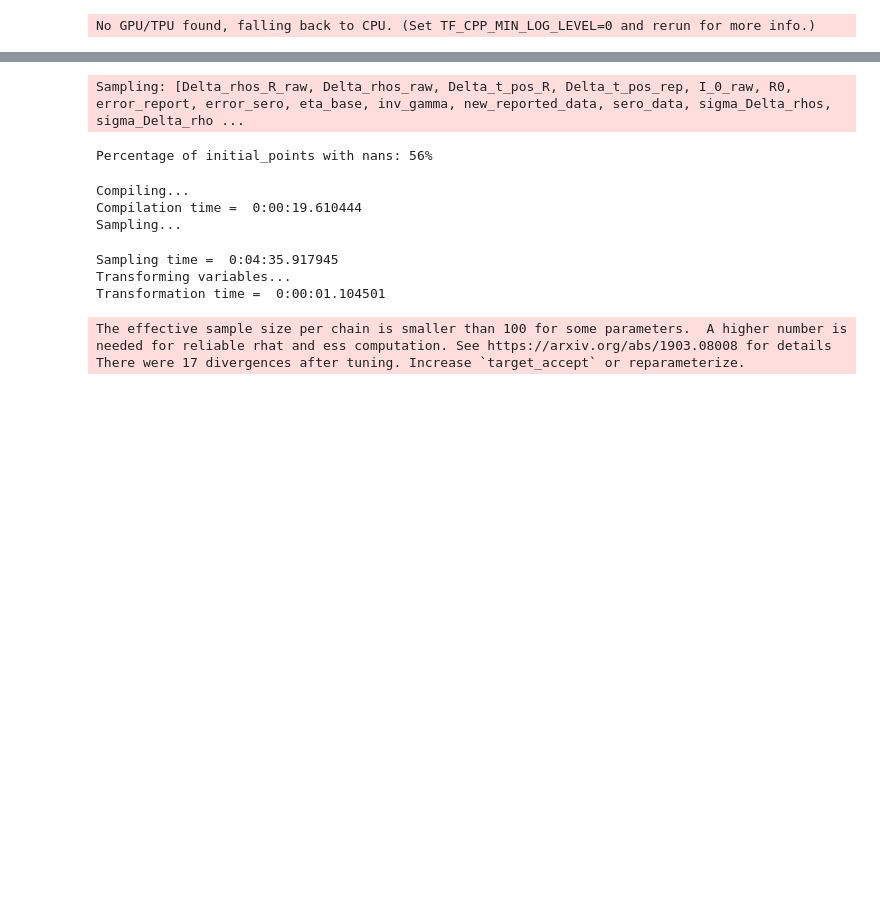
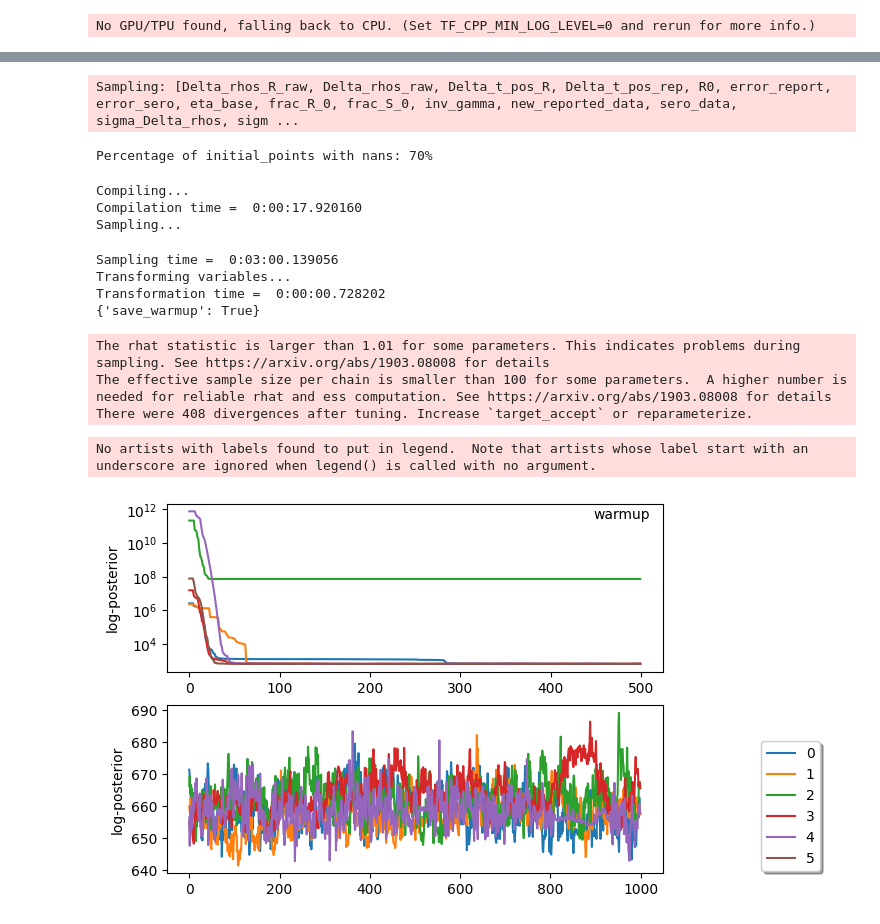
Before and after one commit to waldie11/covid19_ode_inference, a Jupyter notebook: notebooks/seropositivity_model.ipynb, the cells around one changed output, grey strips where cells are left out. Saved outputs shown, nothing was run; the diff lists cells and outputs as text; code cells hidden in the pictures; blank space fills up the shorter version.

```diff
--- a/notebooks/seropositivity_model.ipynb
+++ b/notebooks/seropositivity_model.ipynb
@@ -96,5 +116,5 @@ get_initial_random_points(4, model = cov19_ode.examples.model_cases_seropositivi
 # %%
-num_chains = 4
+num_chains = 6
 
 # init_dict = get_initial_random_points(num_chains)
 init_dict = get_initial_random_points(num_chains, model = cov19_ode.examples.model_cases_seropositivity(
@@ -110,13 +130,14 @@ init_dict = get_initial_random_points(num_chains, model = cov19_ode.examples.mod
     truncater = pm.Truncated,
 ))
 
-idata_gen = pm.sample(
+idata_gen = cov19_ode.custom_sample.my_sample(
+# idata_gen = pm.sample(
     model=model,
     tune=500,
     draws=1000,
     cores=num_chains,
     discard_tuned_samples=False,
-    nuts_sampler="numpyro",
+    nuts_sampler="mynumpyro",
     target_accept=0.9,
     initvals=init_dict,
     nuts_sampler_kwargs=dict(
@@ -124,27 +145,55 @@ idata_gen = pm.sample(
         nuts_kwargs=dict(max_tree_depth=10,
                          step_size=1,)
     ),
+    idata_kwargs=dict(
+        save_warmup=True,
+    ),
     keep_warning_stat=True,
 )
-warnings = pm.stats.convergence.run_convergence_checks(trace,model=model,)
+warnings = pm.stats.convergence.run_convergence_checks(idata_gen,model=model,)
 pm.stats.convergence.log_warnings(warnings)
 # %% [output]
-Sampling: [Delta_rhos_R_raw, Delta_rhos_raw, Delta_t_pos_R, Delta_t_pos_rep, I_0_raw, R0, error_report, error_sero, eta_base, inv_gamma, new_reported_data, sero_data, sigma_Delta_rhos, sigma_Delta_rho ...
+Sampling: [Delta_rhos_R_raw, Delta_rhos_raw, Delta_t_pos_R, Delta_t_pos_rep, R0, error_report, error_sero, eta_base, frac_R_0, frac_S_0, inv_gamma, new_reported_data, sero_data, sigma_Delta_rhos, sigm ...
-Percentage of initial_points with nans: 56%
+Percentage of initial_points with nans: 70%
 Compiling...
-Compilation time =  0:00:19.610444
+Compilation time =  0:00:17.920160
 Sampling...
-Sampling time =  0:04:35.917945
+Sampling time =  0:03:00.139056
 Transforming variables...
-Transformation time =  0:00:01.104501
+Transformation time =  0:00:00.728202
+{'save_warmup': True}
+The rhat statistic is larger than 1.01 for some parameters. This indicates problems during sampling. See https://arxiv.org/abs/1903.08008 for details
 The effective sample size per chain is smaller than 100 for some parameters.  A higher number is needed for reliable rhat and ess computation. See https://arxiv.org/abs/1903.08008 for details
-There were 17 divergences after tuning. Increase `target_accept` or reparameterize.
+There were 408 divergences after tuning. Increase `target_accept` or reparameterize.
 # %%
-ax = plt.plot(idata_gen.warmup_sample_stats["lp"].T)
-plt.ylabel("log-posterior");
-plt.legend(np.arange(0,6));
-for i in range(len(ax)):
-    ax[i].set_color("C"+str(i))
+chainsel=[0,1,2,3,4,5]
+chainsel=[0,1,3,4,5]
+
+# fig, ax = plt.subplots(3, sharex=True, sharey=True)
+fig, ax = plt.subplots(2)
+def my_get_subplot(i):
+    return ax[i]
+ax_warmup = my_get_subplot(0).plot(idata_gen.warmup_sample_stats["lp"].T)
+my_get_subplot(0).set_ylabel("log-posterior");
+my_get_subplot(0).set_yscale("log")
+fig.legend(title="warmup", loc='right', bbox_to_anchor=(0.9,0.85),shadow=False,frameon=False);
+for i in range(len(ax_warmup)):
+    ax_warmup[i].set_color("C"+str(i))
+
+idata = idata_gen.sel(chain=chainsel, groups="posterior_groups")
+
+ax_sample = my_get_subplot(1).plot(idata.sample_stats["lp"].T)
+my_get_subplot(1).set_ylabel("log-posterior");
+# my_get_subplot(1).set_ylim((640,680))
+# my_get_subplot(0).set_legend(np.arange(0,6));
+for i in range(len(ax_sample)):
+    ax_sample[i].set_color("C"+str(i))
+
+fig.legend(np.arange(0,6), loc='lower center', bbox_to_anchor=(1.1, 0.1),
+          fancybox=True, shadow=True, ncol=1);
+# %% [output]
+No artists with labels found to put in legend.  Note that artists whose label start with an underscore are ignored when legend() is called with no argument.
+[figure, added]
 # %%
 chainsel=[0,1,2,3,4,5]
 # clrs = np.array(list(map(lambda x:"C"+str(x),chainsel)))
```
Also changed, not shown: parts of 8 cells of this notebook, 2 other files.
